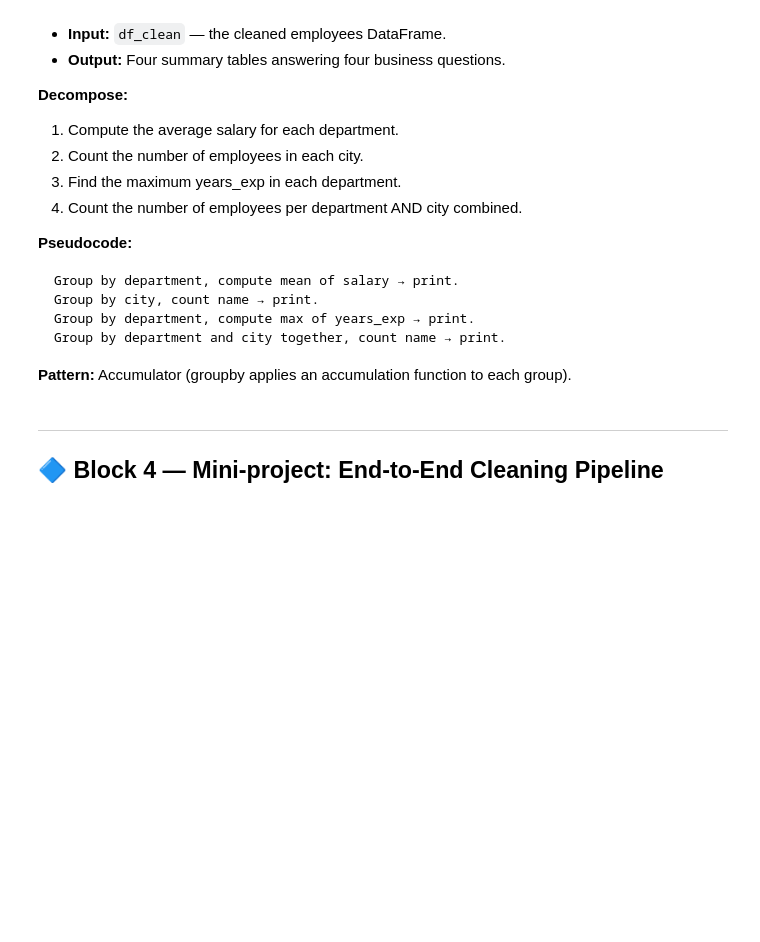
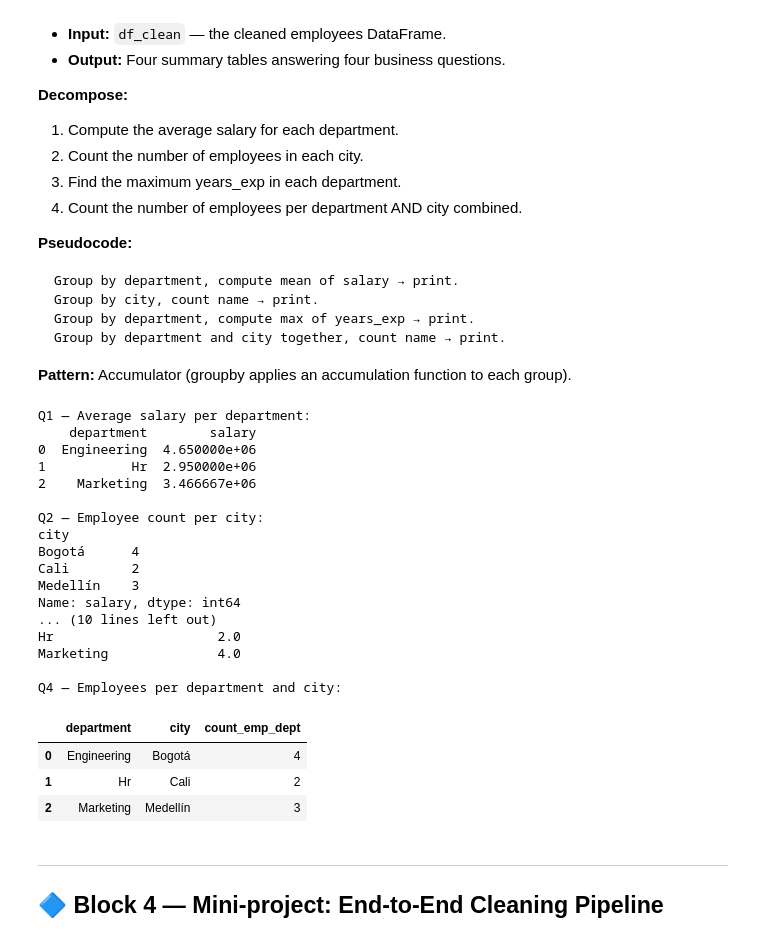
Before and after one commit to juliancho3110/python-courses, a Jupyter notebook: module7/module7_data_cleaning.ipynb, the cells around one changed output. Drawn from its saved outputs; the diff is of its cells as text; code cells hidden in the pictures; blank space fills up the shorter version.

Commit message:
Finished module 7 (data cleaning and transformation)

```diff
--- a/module7/module7_data_cleaning.ipynb
+++ b/module7/module7_data_cleaning.ipynb
@@ -701,25 +723,49 @@ Group by department and city together, count name → print.
 # %%
 # Exercise 3 — Four groupby questions.
 
 # Q1: average salary per department.
 print("Q1 — Average salary per department:")
-# TODO: write the groupby call.
-pass
+print(df_clean.groupby("department")["salary"].mean().reset_index())
+
+
 
 # Q2: number of employees per city.
 print("\nQ2 — Employee count per city:")
-# TODO: write the groupby call.
-pass
+print(df_clean.groupby("city")["salary"].count())
 
 # Q3: max years_exp per department.
 print("\nQ3 — Max years of experience per department:")
-# TODO: write the groupby call.
-pass
+print(df_clean.groupby("department")["years_exp"].max())
+
+#desarrollandolo de otra manera
+print(df_clean.groupby("department").agg(years_exp_max=("years_exp","max")))
+
 
 # Q4: employees per department AND city.
 print("\nQ4 — Employees per department and city:")
-# TODO: group by both department and city.
-pass
+df_clean.groupby(["department", "city"]).agg(count_emp_dept=("name","count")).reset_index()
+# %% [output]
+Q1 — Average salary per department:
+    department        salary
+0  Engineering  4.650000e+06
+1           Hr  2.950000e+06
+2    Marketing  3.466667e+06
+
+Q2 — Employee count per city:
+city
+Bogotá      4
+Cali        2
+Medellín    3
+Name: salary, dtype: int64
+... (10 lines left out)
+Hr                     2.0
+Marketing              4.0
+
+Q4 — Employees per department and city:
+|  | department | city | count_emp_dept |
+| 0 | Engineering | Bogotá | 4 |
+| 1 | Hr | Cali | 2 |
+| 2 | Marketing | Medellín | 3 |
 # %% [markdown]
 ---
 ## 🔷 Block 4 — Mini-project: End-to-End Cleaning Pipeline
```
Also changed, not shown: parts of 11 cells of this notebook, 2 other files.
